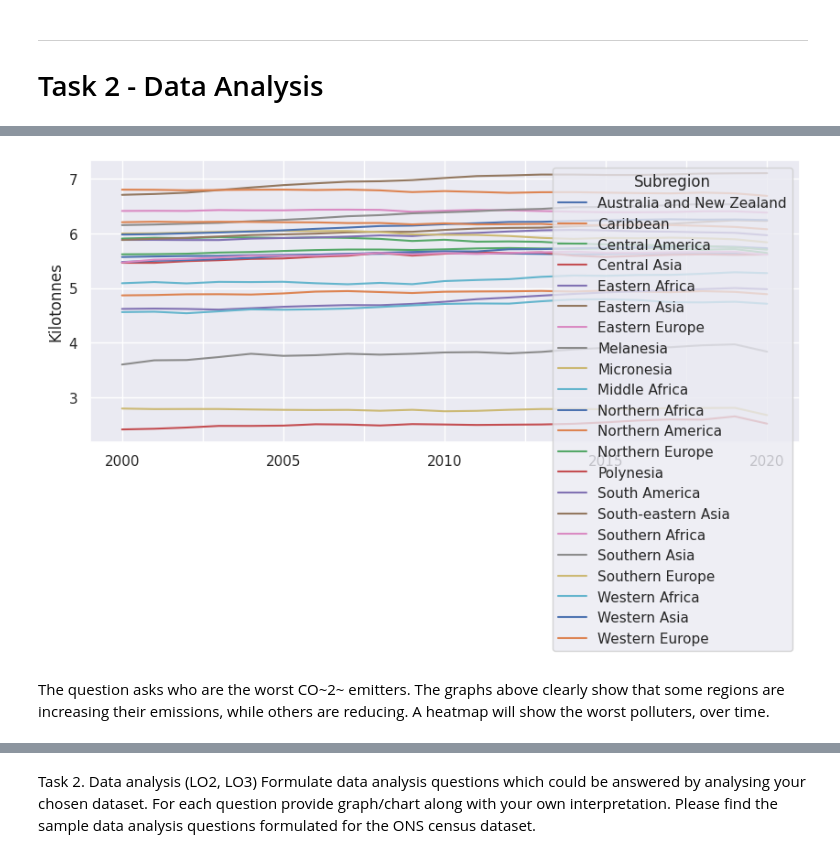
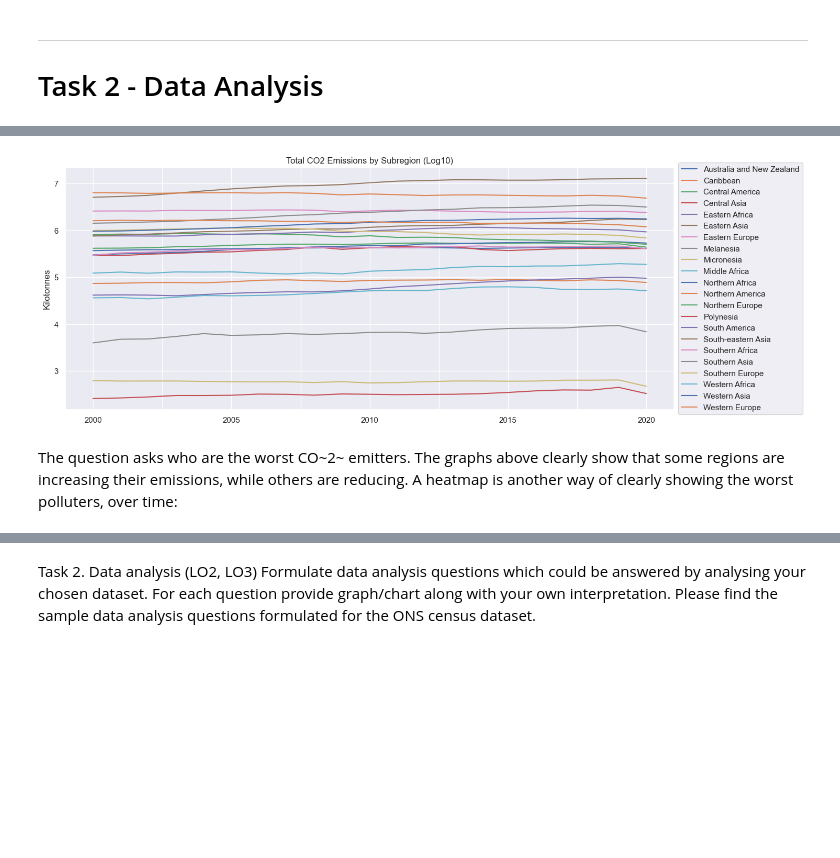
Before and after one commit to daemonchild/cardiffmet-dat4004-data-science-fundamentals, a Jupyter notebook: jupyter-notebook/WorldBankData.ipynb, the cells around one changed output, grey strips where cells are left out. Cells and saved outputs as stored; diff of their text form; code cells hidden in the pictures; blank space fills up the shorter version.

```diff
--- a/jupyter-notebook/WorldBankData.ipynb
+++ b/jupyter-notebook/WorldBankData.ipynb
@@ -609,8 +604,8 @@ To answer this question I will first extract the appropriate CO2 data.
 # %%
 # Extract C02 data for all, then extract westrn european figures
-co2data_df = country_data_df.loc[country_data_df['SeriesCode'] == 'EN.ATM.CO2E.KT']
+co2data_df = country_data_df.loc[country_data_df['SeriesCode'] == 'EN.ATM.CO2E.KT'].dropna()
 
-# Remove 2021 - it's empty
+# Remove 2021 - it's empty for all countries
 co2data_df.drop('2021', axis=1, inplace=True)
 co2_data_num_fields = numerical_fields.copy()
 co2_data_num_fields.remove("2021")
@@ -639,12 +660,12 @@ Sum and then perform a $\log_{10}$ operation to allow for comparison between reg
 # %%
-fig, ax = plt.subplots(figsize=(10,4))
+fig, ax = plt.subplots(figsize=(15,6))
 co2data_subregion_gb_log = co2data_df.groupby(by='Subregion')[co2_data_num_fields].sum().apply(lambda x: np.log10(x))
-
-co2data_subregion_gb_log.transpose().plot(kind='line', ax=ax, ylabel="Kilotonnes");
+co2data_subregion_gb_log.transpose().plot(kind='line', ax=ax, ylabel="Kilotonnes",title="Total CO2 Emissions by Subregion (Log10)");
+plt.legend(loc='center left', bbox_to_anchor=(1.0, 0.5))
 plt.show();
 # %% [output]
-[figure, old version]
+[figure, new version]
 # %% [markdown]
-The question asks who are the worst CO~2~ emitters. The graphs above clearly show that some regions are increasing their emissions, while others are reducing. A heatmap will show the worst polluters, over time.
+The question asks who are the worst CO~2~ emitters. The graphs above clearly show that some regions are increasing their emissions, while others are reducing. A heatmap is another way of clearly showing the worst polluters, over time:
 # %%
 sns.set_theme()
```
Also changed, not shown: parts of 35 cells of this notebook.
